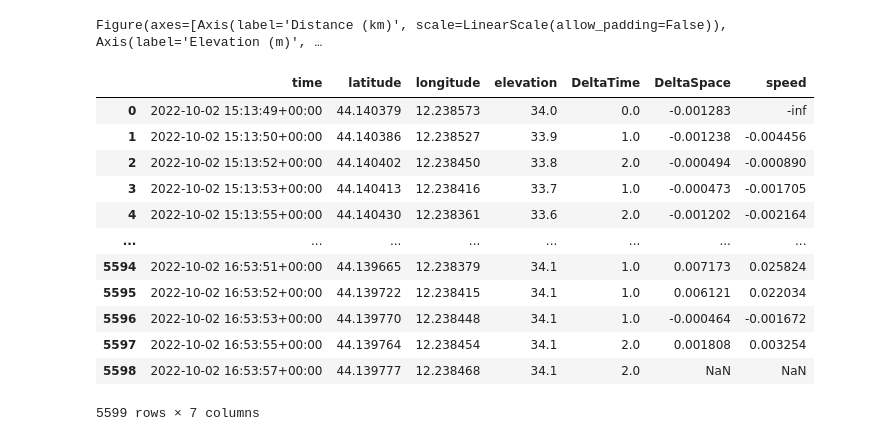
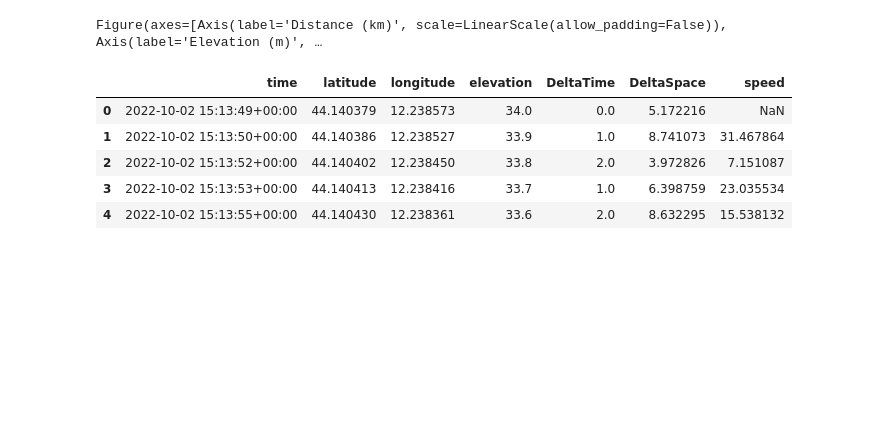
Before and after one commit to stefanovic80/PythonMap, a Jupyter notebook: Python_Map_ipyleaflet.ipynb, the cells around one changed output. Saved outputs shown, nothing was run; the diff lists cells and outputs as text; code cells hidden in the pictures; blank space fills up the shorter version.

Commit message:
speed values added. Still noise in data to be checked!

```diff
--- a/Python_Map_ipyleaflet.ipynb
+++ b/Python_Map_ipyleaflet.ipynb
@@ -115,44 +115,47 @@ Figure(axes=[Axis(label='Distance (km)', scale=LinearScale(allow_padding=False))
 # %%
 import pandas as pd
 
 j = 0
 points = []
 for segment in gpxFile.tracks[j].segments:
     for p in segment.points:
         points.append({
             'time': p.time,
             'latitude': p.latitude,
             'longitude': p.longitude,
             'elevation': p.elevation,
         })
 coords = pd.DataFrame.from_records(points)
 
 from datetime import datetime
 
 timeList = [ datetime.timestamp( u ) for u in coords['time'] ]
 DeltaTime = np.diff(timeList)
 DeltaTime = np.append([0], DeltaTime)
 coords['DeltaTime'] = pd.Series( DeltaTime )
 
-space = ( (coords['latitude']*111.139)**2 + (coords['longitude']*111.139 )**2 + \
- coords['elevation']**2 )**.5
+DeltaLat = np.diff( coords['latitude'] )*111.139e3
 
-DeltaSpace = np.append([0], np.diff(space) )
+DeltaLong = np.diff( coords['longitude'] )*111.139e3
 
-coords['DeltaSpace'] = pd.Series( np.diff(space) )
+DeltaElev = np.diff( coords['elevation'] )
+
+DeltaSpace = ( DeltaLat**2 + DeltaLong**2 + DeltaElev**2 )**.5
+
+#space = ( (coords['latitude']*111.139)**2 + (coords['longitude']*111.139 )**2 + \
+# coords['elevation']**2 )**.5
+#DeltaSpace = np.append([0], np.diff(space) )
+
+coords['DeltaSpace'] = pd.Series( DeltaSpace )
+coords['DeltaSpace'].replace([np.inf, -np.inf], np.nan, inplace=True)
+
 coords['speed'] = 3.6*coords['DeltaSpace']/coords['DeltaTime']
-coords
+coords['speed'].replace([np.inf, -np.inf], np.nan, inplace=True)
+coords.head()
 # %% [output]
 |  | time | latitude | longitude | elevation | DeltaTime | DeltaSpace | speed |
-| 0 | 2022-10-02 15:13:49+00:00 | 44.140379 | 12.238573 | 34.0 | 0.0 | -0.001283 | -inf |
-| 1 | 2022-10-02 15:13:50+00:00 | 44.140386 | 12.238527 | 33.9 | 1.0 | -0.001238 | -0.004456 |
-| 2 | 2022-10-02 15:13:52+00:00 | 44.140402 | 12.238450 | 33.8 | 2.0 | -0.000494 | -0.000890 |
-| 3 | 2022-10-02 15:13:53+00:00 | 44.140413 | 12.238416 | 33.7 | 1.0 | -0.000473 | -0.001705 |
-| 4 | 2022-10-02 15:13:55+00:00 | 44.140430 | 12.238361 | 33.6 | 2.0 | -0.001202 | -0.002164 |
-| ... | ... | ... | ... | ... | ... | ... | ... |
-| 5594 | 2022-10-02 16:53:51+00:00 | 44.139665 | 12.238379 | 34.1 | 1.0 | 0.007173 | 0.025824 |
-| 5595 | 2022-10-02 16:53:52+00:00 | 44.139722 | 12.238415 | 34.1 | 1.0 | 0.006121 | 0.022034 |
-| 5596 | 2022-10-02 16:53:53+00:00 | 44.139770 | 12.238448 | 34.1 | 1.0 | -0.000464 | -0.001672 |
-| 5597 | 2022-10-02 16:53:55+00:00 | 44.139764 | 12.238454 | 34.1 | 2.0 | 0.001808 | 0.003254 |
-| 5598 | 2022-10-02 16:53:57+00:00 | 44.139777 | 12.238468 | 34.1 | 2.0 | NaN | NaN |
+| 0 | 2022-10-02 15:13:49+00:00 | 44.140379 | 12.238573 | 34.0 | 0.0 | 5.172216 | NaN |
+| 1 | 2022-10-02 15:13:50+00:00 | 44.140386 | 12.238527 | 33.9 | 1.0 | 8.741073 | 31.467864 |
+| 2 | 2022-10-02 15:13:52+00:00 | 44.140402 | 12.238450 | 33.8 | 2.0 | 3.972826 | 7.151087 |
+| 3 | 2022-10-02 15:13:53+00:00 | 44.140413 | 12.238416 | 33.7 | 1.0 | 6.398759 | 23.035534 |
+| 4 | 2022-10-02 15:13:55+00:00 | 44.140430 | 12.238361 | 33.6 | 2.0 | 8.632295 | 15.538132 |
-5599 rows × 7 columns
```
Also changed, not shown: parts of 6 cells of this notebook.
